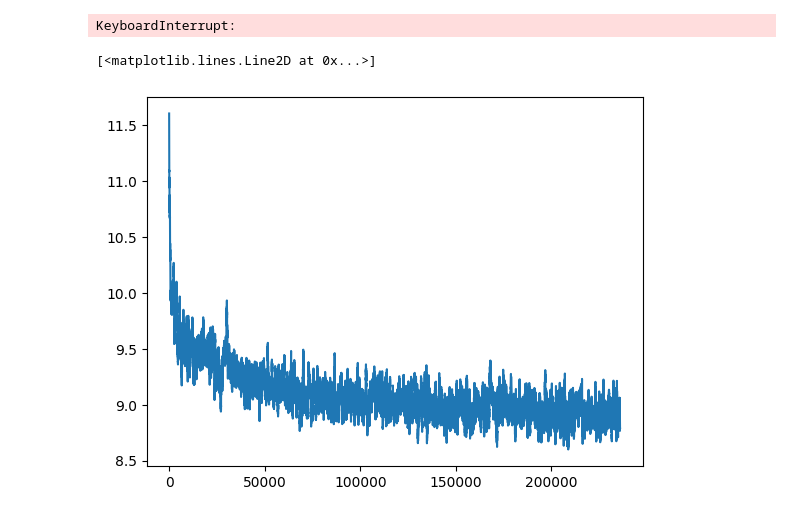
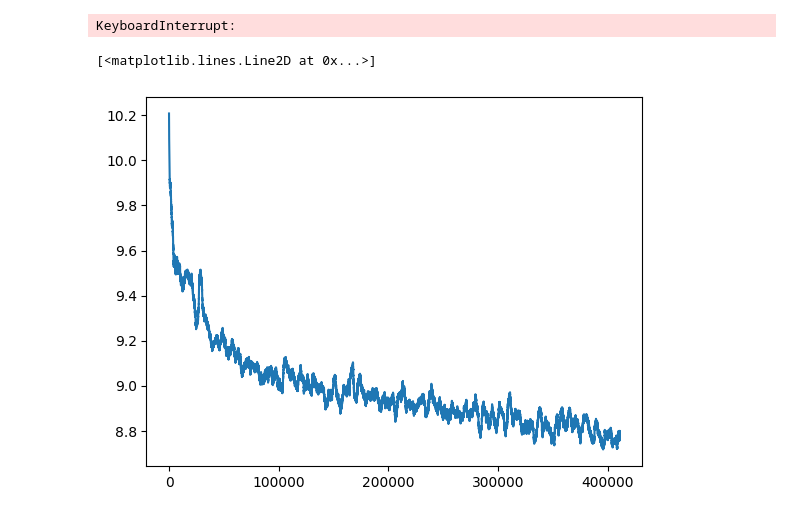
Before and after one commit to johng149/LMTests, a Jupyter notebook: daglm/training.ipynb, the cells around one changed output. Saved outputs shown, nothing was run; the diff lists cells and outputs as text; code cells hidden in the pictures.

```diff
--- a/daglm/training.ipynb
+++ b/daglm/training.ipynb
@@ -82,7 +82,7 @@ writer = SummaryWriter(log_dir=log_dir)
 # %%
 dl_iter = iter(dl)
 # %%
-total_epochs = 274000
+total_epochs = 474000
 remaining, writer_fn = epoch_resume(total_epochs, losses)
 save_every = 1500
 allow_save = True
@@ -133,8 +133,8 @@ if remaining % gradient_accumulation_steps != 0:
 if allow_save:
     save_checkpoint(checkpoint_dir, checkpoint_name, model, losses, optm, tokens_seen, tensorboard_log_dir=log_dir)
 # %%
-window_size = 300
+window_size = 3000
 plt.plot([sum(losses[i:i+window_size])/window_size for i in range(len(losses) - window_size)])
 # %% [output]
 [<matplotlib.lines.Line2D at 0x...>]
-[figure, old version]
+[figure, new version]
```
Also changed, not shown: parts of 1 cell of this notebook, 3 other files.
